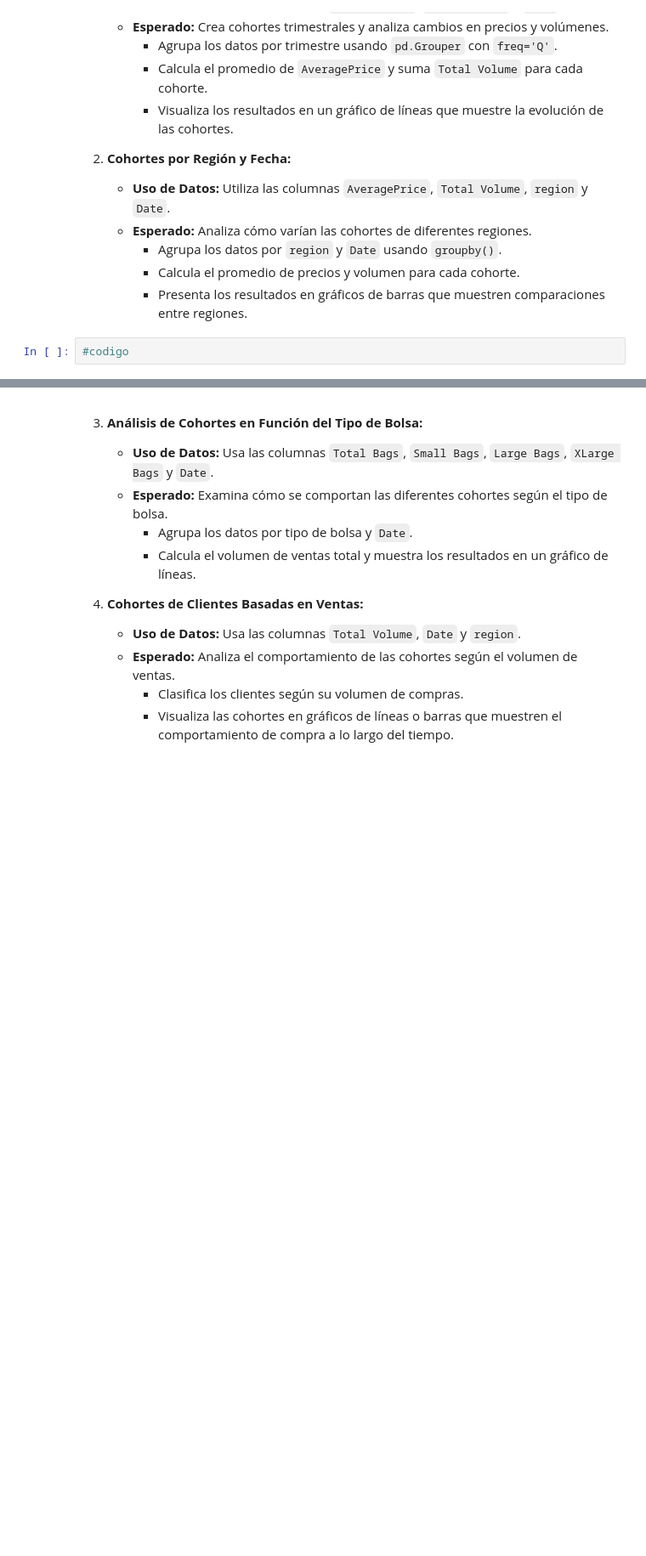
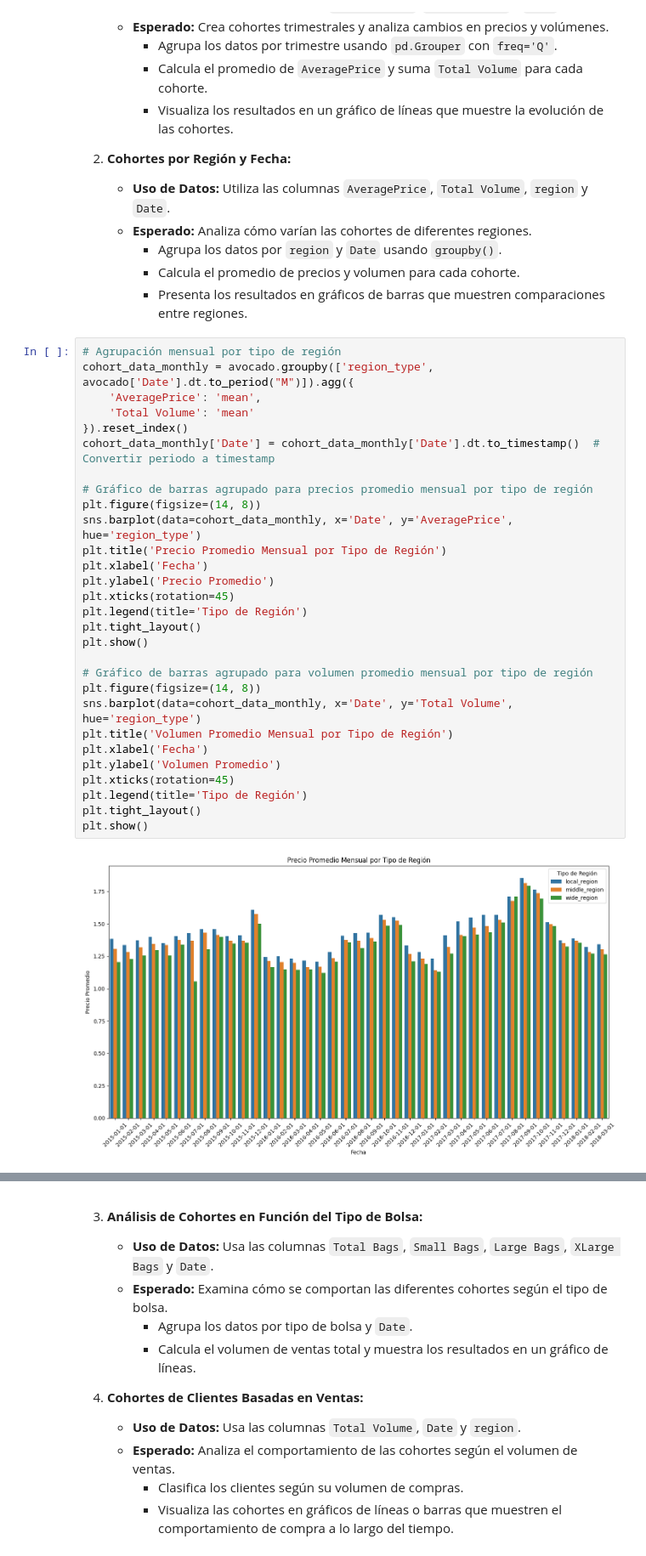
Before and after one commit to germanztz/data-science-uoc-avocado, a Jupyter notebook: breysi.ipynb, the cells around one changed output, grey strips where cells are left out. Shown at 85% size. Drawn from its saved outputs; the diff is of its cells as text; blank space fills up the shorter version.

Commit message:
Cohort analysis update

```diff
--- a/breysi.ipynb
+++ b/breysi.ipynb
@@ -454,4 +454,33 @@ Passing `palette` without assigning `hue` is deprecated and will be removed in v
      - Calcula el promedio de precios y volumen para cada cohorte.
      - Presenta los resultados en gráficos de barras que muestren comparaciones entre regiones.
 # %%
-#codigo
+# Agrupación mensual por tipo de región
+cohort_data_monthly = avocado.groupby(['region_type', avocado['Date'].dt.to_period("M")]).agg({
+    'AveragePrice': 'mean',
+    'Total Volume': 'mean'
+}).reset_index()
+cohort_data_monthly['Date'] = cohort_data_monthly['Date'].dt.to_timestamp()  # Convertir periodo a timestamp
+
+# Gráfico de barras agrupado para precios promedio mensual por tipo de región
+plt.figure(figsize=(14, 8))
+sns.barplot(data=cohort_data_monthly, x='Date', y='AveragePrice', hue='region_type')
+plt.title('Precio Promedio Mensual por Tipo de Región')
+plt.xlabel('Fecha')
+plt.ylabel('Precio Promedio')
+plt.xticks(rotation=45)
+plt.legend(title='Tipo de Región')
+plt.tight_layout()
+plt.show()
+
+# Gráfico de barras agrupado para volumen promedio mensual por tipo de región
+plt.figure(figsize=(14, 8))
+sns.barplot(data=cohort_data_monthly, x='Date', y='Total Volume', hue='region_type')
+plt.title('Volumen Promedio Mensual por Tipo de Región')
+plt.xlabel('Fecha')
+plt.ylabel('Volumen Promedio')
+plt.xticks(rotation=45)
+plt.legend(title='Tipo de Región')
+plt.tight_layout()
+plt.show()
+# %% [output]
+[figure, added]
```
Also changed, not shown: parts of 4 cells of this notebook.
